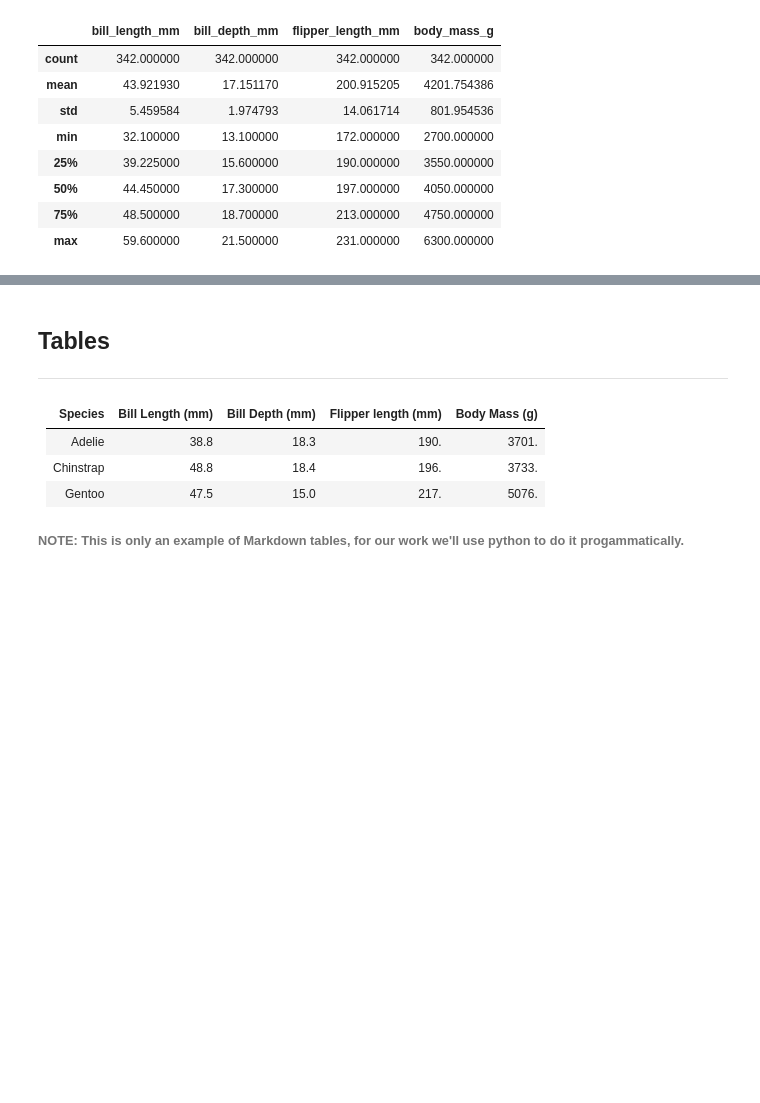
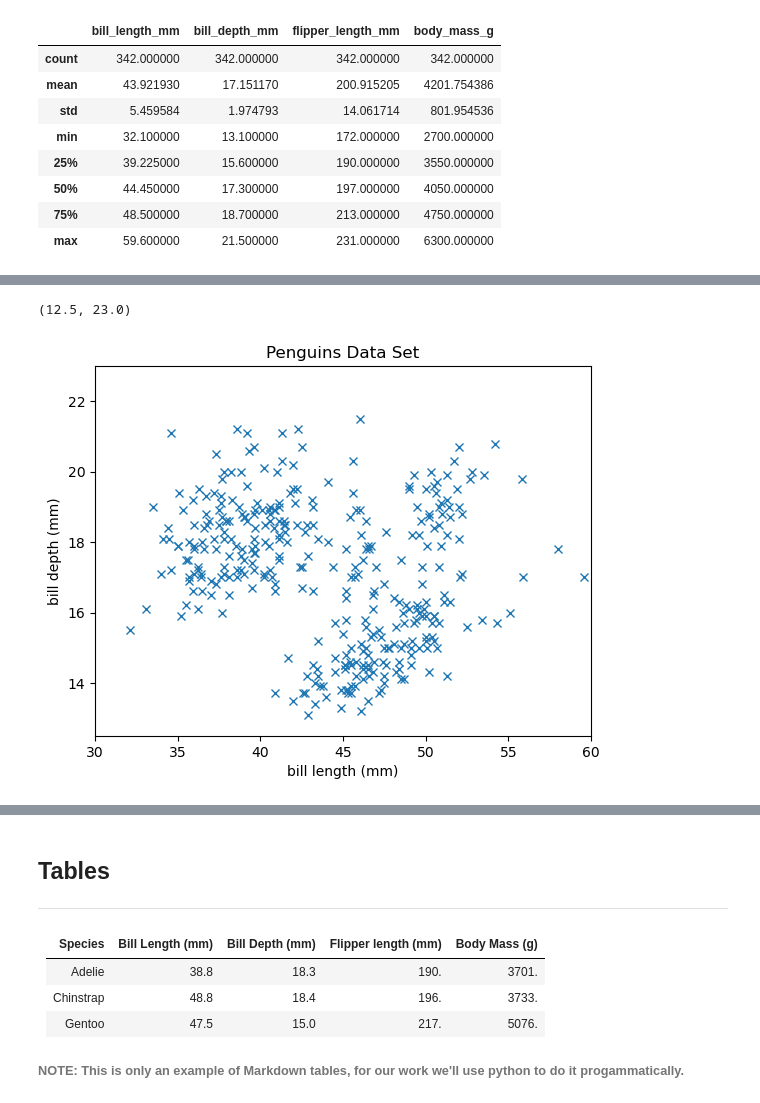
Before and after one commit to hugcamrom/Principles-of-Data-Analytics-Work, a Jupyter notebook: penguins.ipynb, the cells around one changed output, grey strips where cells are left out. Drawn from its saved outputs; the diff is of its cells as text; code cells hidden in the pictures; blank space fills up the shorter version.

Commit message:
Add plots and info refs

```diff
--- a/penguins.ipynb
+++ b/penguins.ipynb
@@ -91,0 +106,9 @@ df.describe()
+# %%
+# Get only the bill lengths.
+blen = df['bill_length_mm']
+
+# Show.
+print(blen)
+
+# Type
+print(type(blen))
@@ -91,0 +129,6 @@ df.describe()
+# %%
+# Get only the numpy array.
+blen = blen.to_numpy()
+
+# Show.
+blen
@@ -91,0 +153,6 @@ df.describe()
+# %%
+# Bill depths
+bdepth = df['bill_depth_mm'].to_numpy()
+
+# Show.
+bdepth
@@ -91,0 +177,19 @@ df.describe()
+# %%
+# Simple plot
+plt.plot(blen,bdepth, 'x')
+
+# Axis Labels.
+plt.xlabel('bill length (mm)')
+plt.ylabel('bill depth (mm)')
+
+# Title.
+plt.title('Penguins Data Set')
+
+# X Limits.
+plt.xlim(30, 60)
+
+# Y Limits.
+plt.ylim(12.5, 23)
+# %% [output]
+(12.5, 23.0)
+[figure, added]
```
Also changed, not shown: parts of 10 cells of this notebook.
